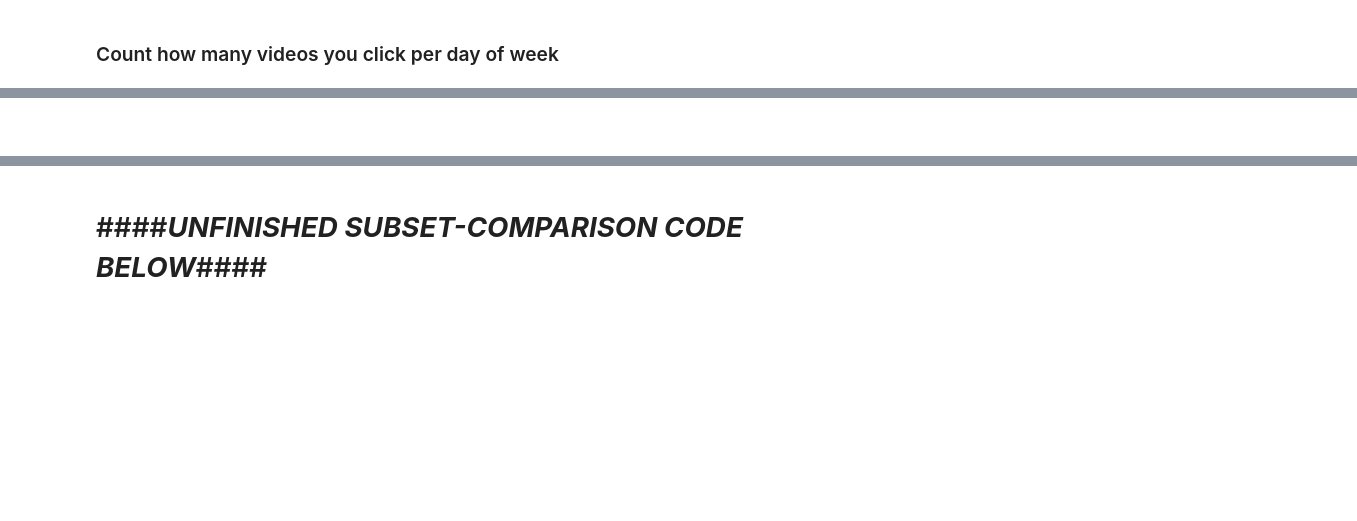
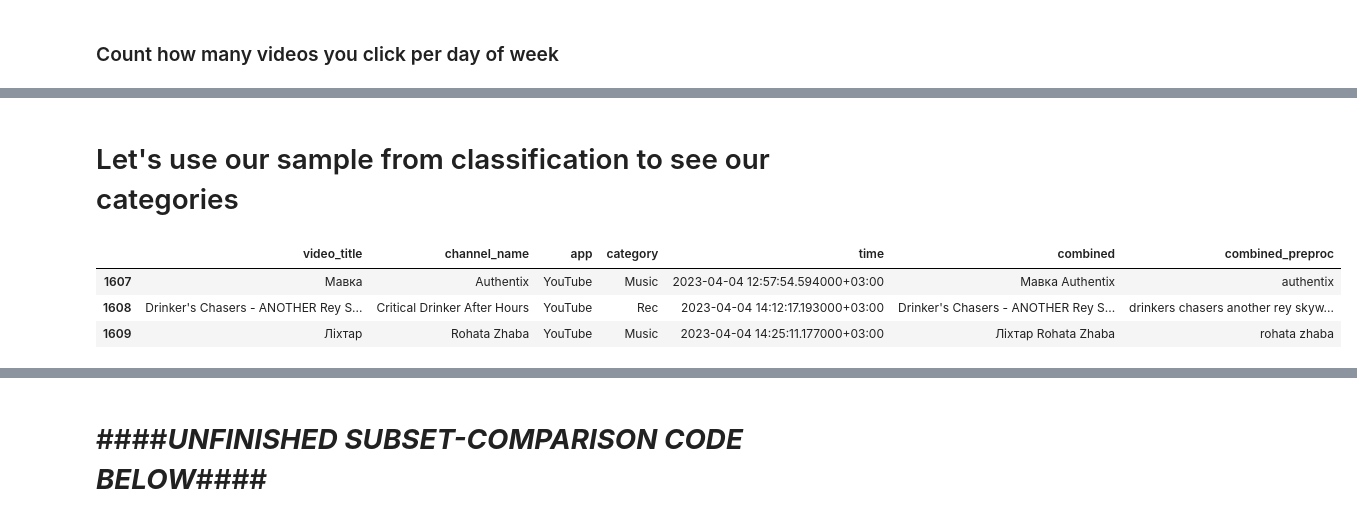
Before and after one commit to SanAntonik/yt_activity_analysis, a Jupyter notebook: explore.ipynb, the cells around one changed output, grey strips where cells are left out. Saved outputs shown, nothing was run; the diff lists cells and outputs as text; code cells hidden in the pictures; blank space fills up the shorter version.

```diff
--- a/explore.ipynb
+++ b/explore.ipynb
@@ -203,2 +203,10 @@ videos_per_weekday.plot.bar(color="purple", rot=0)
-# %% [markdown]
-#
+# %% [markdown]
+# Let's use our sample from classification to see our categories
+# %%
+df2 = pd.read_csv('data/samples/labeled_sample_1610_elem.csv', index_col=0)
+df2.tail(3)
+# %% [output]
+|  | video_title | channel_name | app | category | time | combined | combined_preproc |
+| 1607 | Мавка | Authentix | YouTube | Music | 2023-04-04 12:57:54.594000+03:00 | Мавка Authentix | authentix |
+| 1608 | Drinker's Chasers - ANOTHER Rey S... | Critical Drinker After Hours | YouTube | Rec | 2023-04-04 14:12:17.193000+03:00 | Drinker's Chasers - ANOTHER Rey S... | drinkers chasers another rey skyw... |
+| 1609 | Ліхтар | Rohata Zhaba | YouTube | Music | 2023-04-04 14:25:11.177000+03:00 | Ліхтар Rohata Zhaba | rohata zhaba |
```
Also changed, not shown: parts of 17 cells of this notebook.
